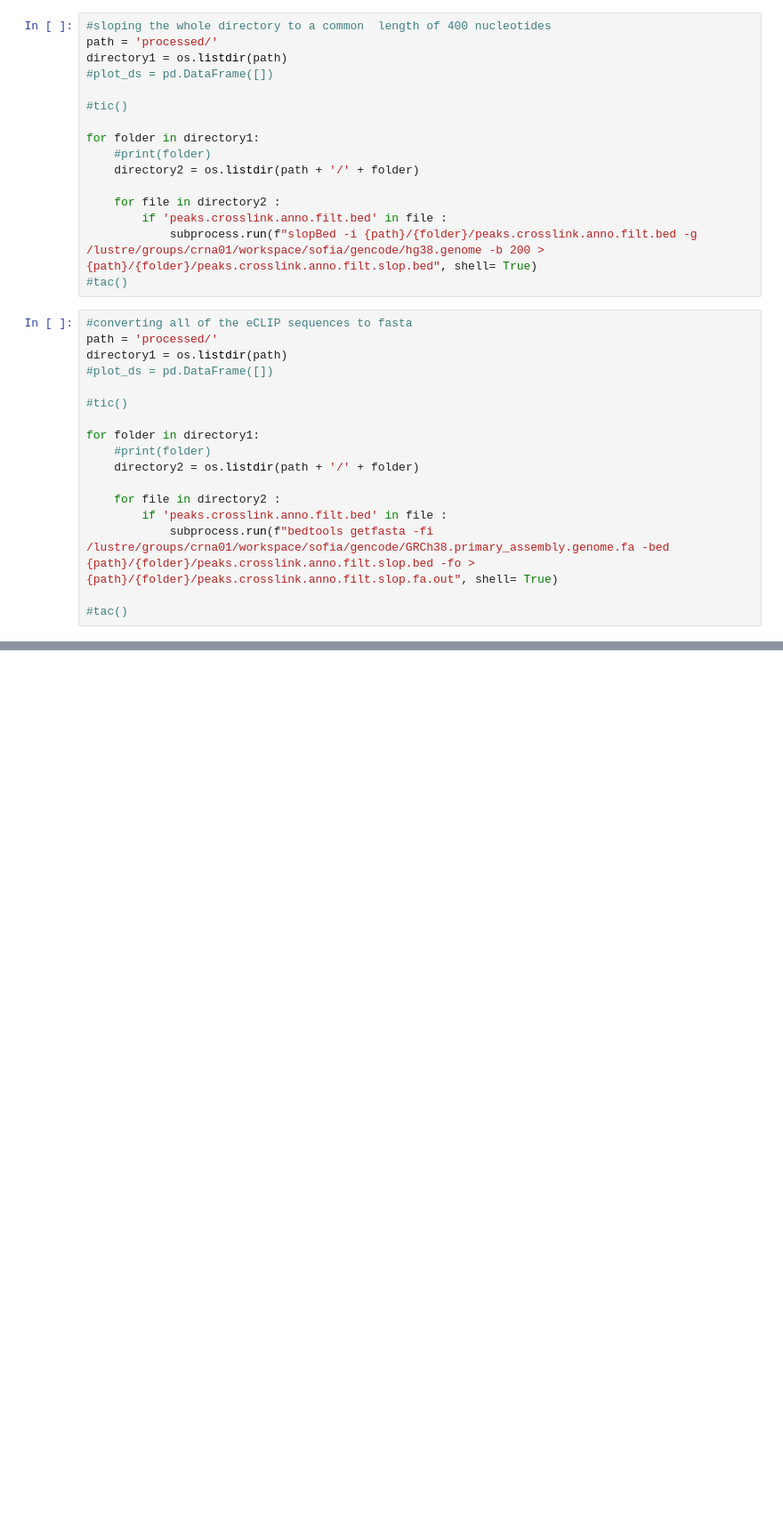
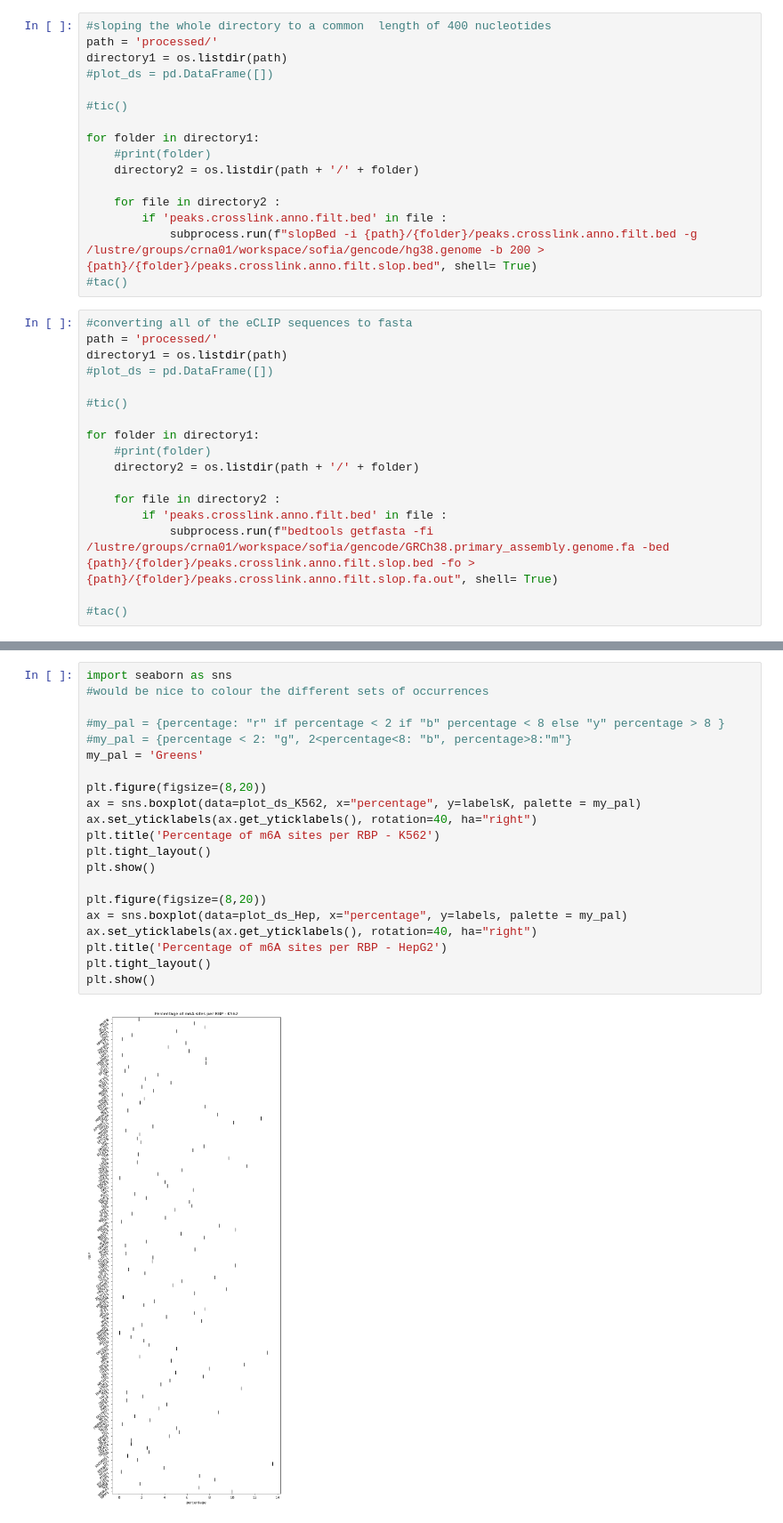
Before and after one commit to sofiamrtll/thesis, a Jupyter notebook: THESIS - Encoding.ipynb, the cells around one changed output, grey strips where cells are left out. Shown at 89% size. Drawn from its saved outputs; the diff is of its cells as text; blank space fills up the shorter version.

```diff
--- a/THESIS - Encoding.ipynb
+++ b/THESIS - Encoding.ipynb
@@ -51,0 +225,23 @@ import Bio
+# %%
+import seaborn as sns
+#would be nice to colour the different sets of occurrences
+
+#my_pal = {percentage: "r" if percentage < 2 if "b" percentage < 8 else "y" percentage > 8 }
+#my_pal = {percentage < 2: "g", 2<percentage<8: "b", percentage>8:"m"}
+my_pal = 'Greens'
+
+plt.figure(figsize=(8,20))
+ax = sns.boxplot(data=plot_ds_K562, x="percentage", y=labelsK, palette = my_pal)
+ax.set_yticklabels(ax.get_yticklabels(), rotation=40, ha="right")
+plt.title('Percentage of m6A sites per RBP - K562')
+plt.tight_layout()
+plt.show()
+
+plt.figure(figsize=(8,20))
+ax = sns.boxplot(data=plot_ds_Hep, x="percentage", y=labels, palette = my_pal)
+ax.set_yticklabels(ax.get_yticklabels(), rotation=40, ha="right")
+plt.title('Percentage of m6A sites per RBP - HepG2')
+plt.tight_layout()
+plt.show()
+# %% [output]
+[figure, added]
```
Also changed, not shown: parts of 10 cells of this notebook.
